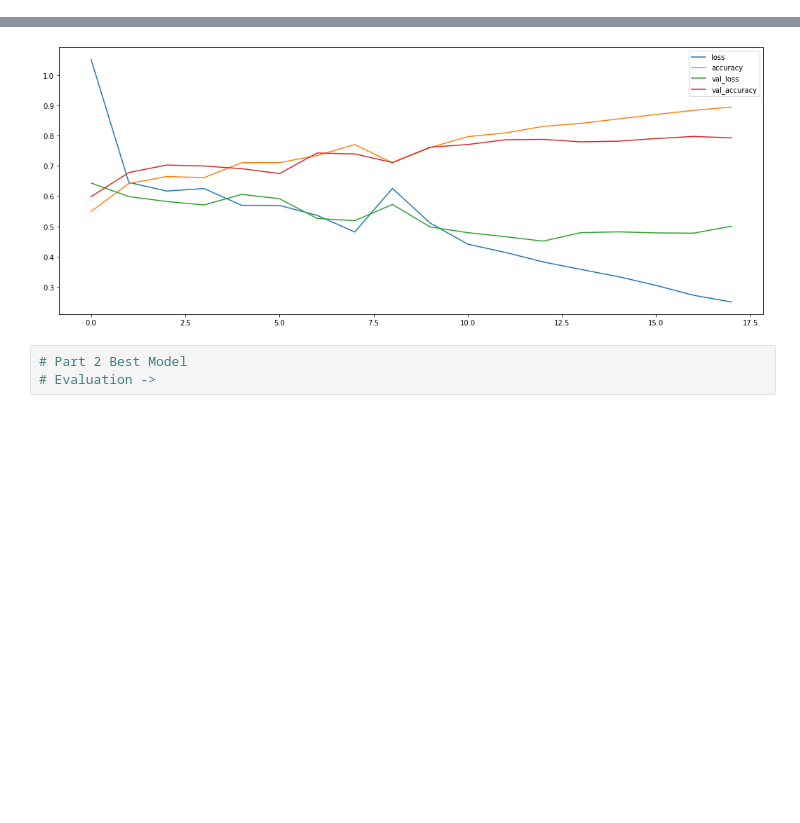
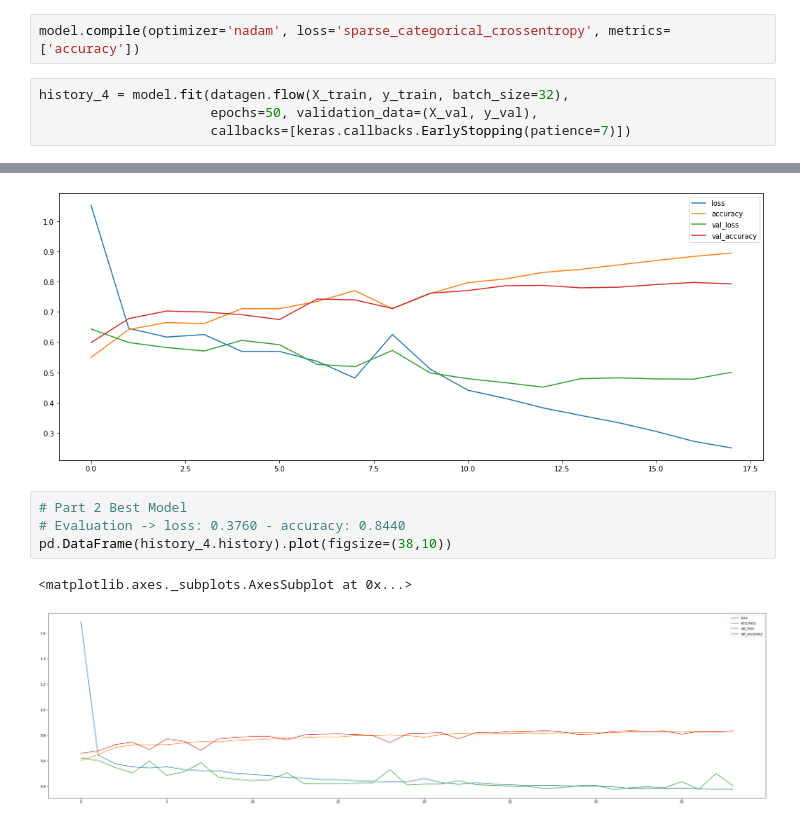
Before and after one commit to NeymanThomas/4499-Assignments, a Jupyter notebook: Mid-Project/MidProject.ipynb, the cells around one changed output, grey strips where cells are left out. Drawn from its saved outputs; the diff is of its cells as text; blank space fills up the shorter version.

```diff
--- a/Mid-Project/MidProject.ipynb
+++ b/Mid-Project/MidProject.ipynb
@@ -289,0 +418,6 @@ What is the accuracy of your best model (on both validation and testing sets)? P
+# %%
+model.compile(optimizer='nadam', loss='sparse_categorical_crossentropy', metrics=['accuracy'])
+# %%
+history_4 = model.fit(datagen.flow(X_train, y_train, batch_size=32),
+                      epochs=50, validation_data=(X_val, y_val),
+                      callbacks=[keras.callbacks.EarlyStopping(patience=7)])
@@ -306,4 +829,8 @@ pd.DataFrame(history.history).plot(figsize=(18,7))
 [figure]
 # %%
 # Part 2 Best Model
-# Evaluation ->
+# Evaluation -> loss: 0.3760 - accuracy: 0.8440
+pd.DataFrame(history_4.history).plot(figsize=(38,10))
+# %% [output]
+<matplotlib.axes._subplots.AxesSubplot at 0x...>
+[figure, added]
```
Also changed, not shown: parts of 42 cells of this notebook.
